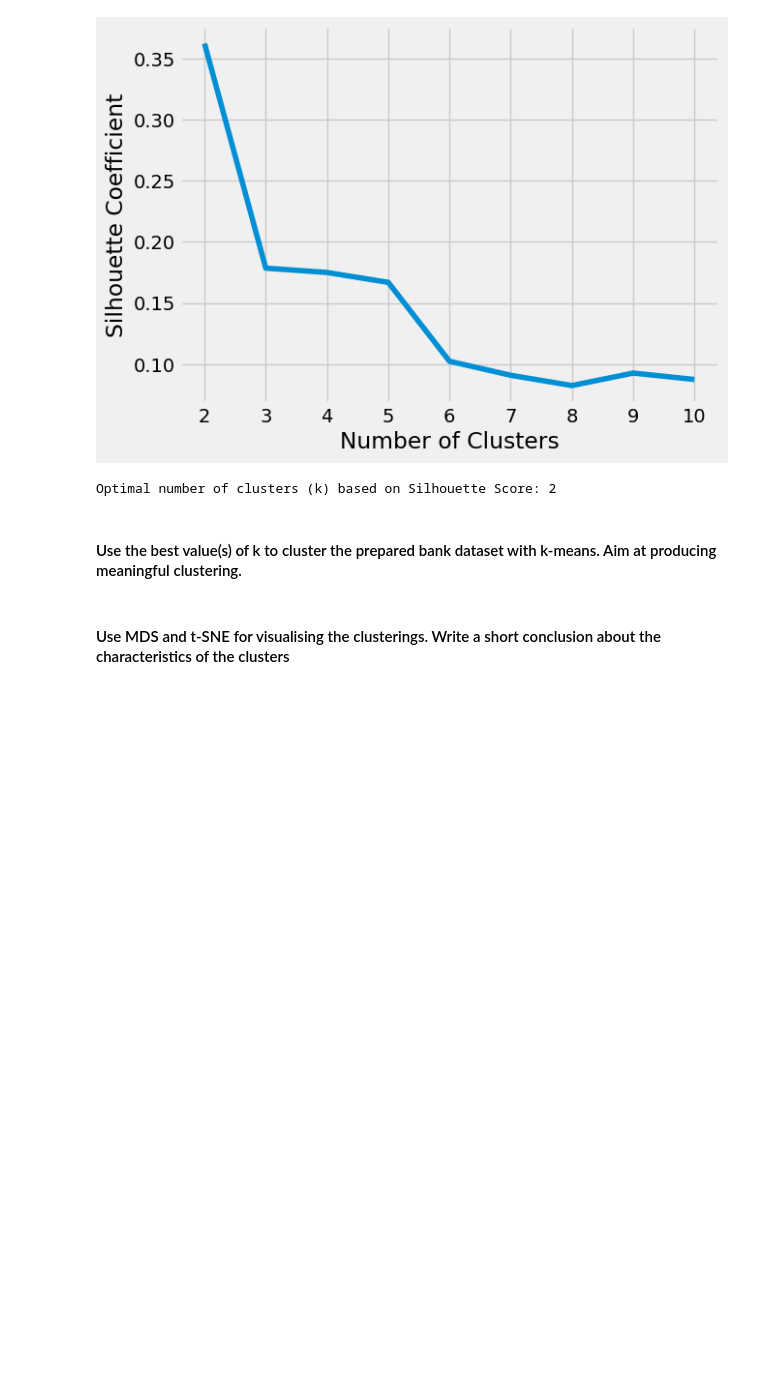
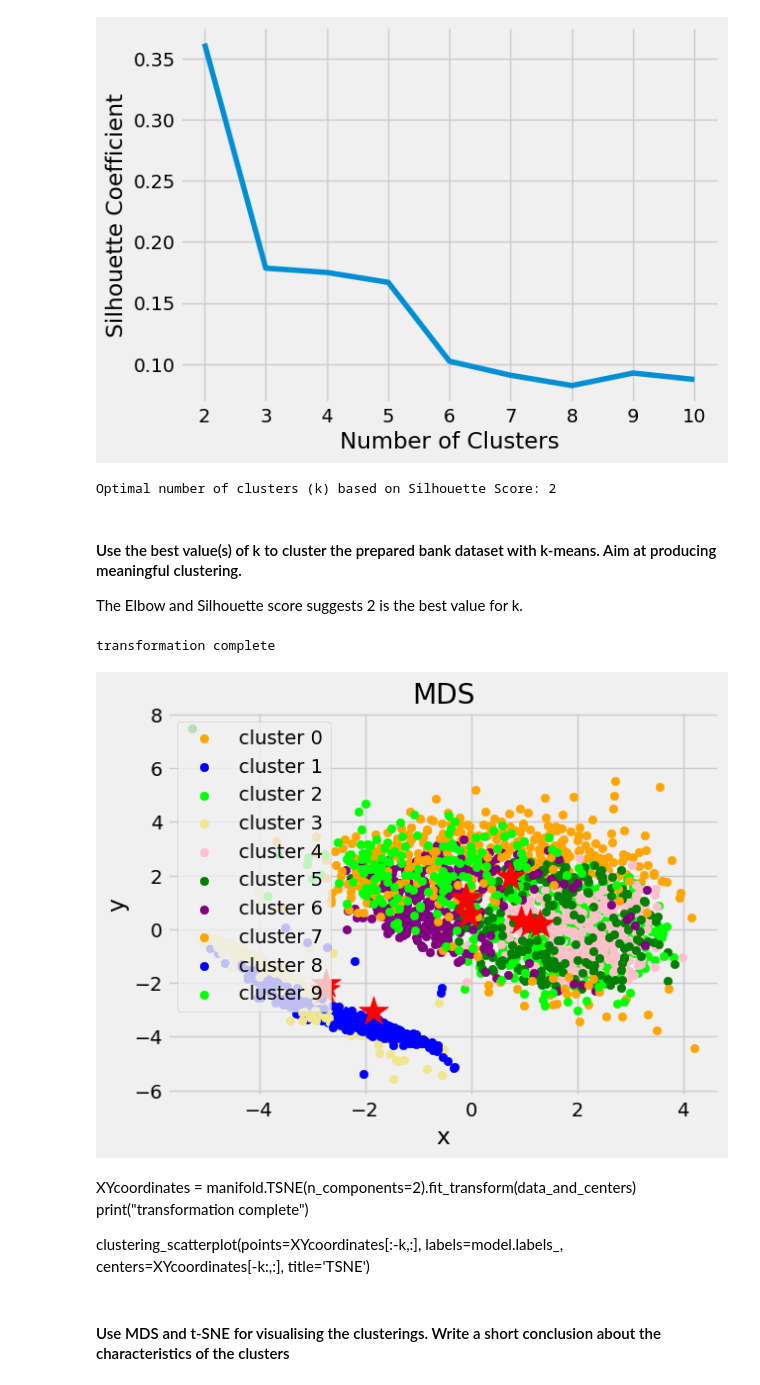
Before and after one commit to qaz73/ULAssignment-2, a Jupyter notebook: etivity2.ipynb, the cells around one changed output. Saved outputs shown, nothing was run; the diff lists cells and outputs as text; code cells hidden in the pictures; blank space fills up the shorter version.

```diff
--- a/etivity2.ipynb
+++ b/etivity2.ipynb
@@ -297,7 +297,7 @@ cat_pipeline = Pipeline(steps=[
 col_transform = ColumnTransformer(transformers=[
         ('num_pipeline',num_pipeline,numerical_attribute),
         ('cat_pipeline',cat_pipeline,categorical_attribute)
-    ])
+    ], remainder='drop', n_jobs=-1)
 
 
 
@@ -397,12 +390,43 @@ print(f"Optimal number of clusters (k) based on Silhouette Score: {best_k}")
 Optimal number of clusters (k) based on Silhouette Score: 2
 # %% [markdown]
 #### Use the best value(s) of k to cluster the prepared bank dataset with k-means. Aim at producing meaningful clustering.
+The Elbow and Silhouette score suggests 2 is the best value for k.
 # %%
 best_k = 2
-model = KMeans(n_clusters=best_k, random_state=42)
-clusters = model.fit(df_post_col_transform)
 
-# Get cluster labels for each row
-df_post_col_transform['cluster'] = model.labels_
+
+model = KMeans(n_clusters=k, init='k-means++', max_iter=300, n_init=10, random_state=0)
+
+model.fit(df_post_col_transform)  # Fit the k-Means model
+#
+#clustering_model = pipe.fit_transform(df)
+
+# Here we use the preprocessing step of the pipeline to get a copy of the dataset with the preprocessing steps applied to it.
+preprocessed_data = df_post_col_transform
+preprocessed_data
+
+# Append the cluster centers to the preprocessed dataset.
+data_and_centers = np.r_[preprocessed_data,model.cluster_centers_]
+# %%
+# Project both the data and the k-Means cluster centers to 2D.
+XYcoordinates = manifold.MDS(n_components=2, normalized_stress='auto').fit_transform(data_and_centers)
+print("transformation complete")
+
+clustering_scatterplot(points=XYcoordinates[:-k,:],
+                       labels=model.labels_,
+                       centers=XYcoordinates[-k:,:],
+                       title='MDS')
+# %% [output]
+transformation complete
+[figure, added]
+# %% [markdown]
+XYcoordinates = manifold.TSNE(n_components=2).fit_transform(data_and_centers)
+print("transformation complete")
+
+
+clustering_scatterplot(points=XYcoordinates[:-k,:],
+                       labels=model.labels_,
+                       centers=XYcoordinates[-k:,:],
+                       title='TSNE')
 # %% [markdown]
 #### Use MDS and t-SNE for visualising the clusterings. Write a short conclusion about the characteristics of the clusters
```
Also changed, not shown: parts of 8 cells of this notebook.
